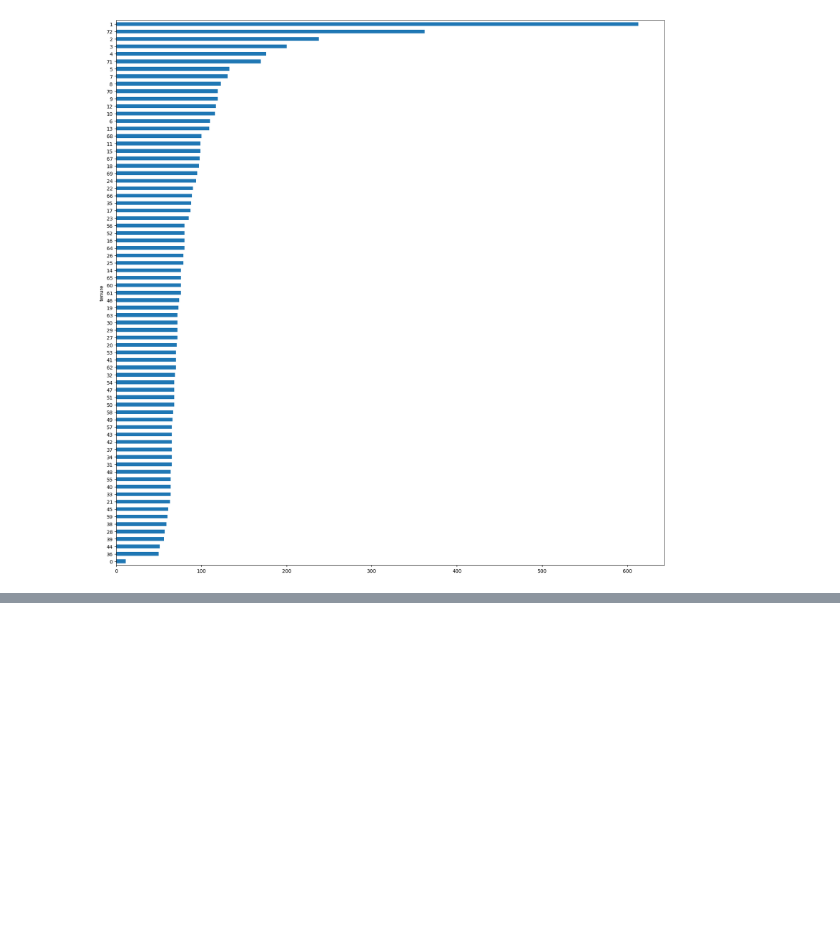
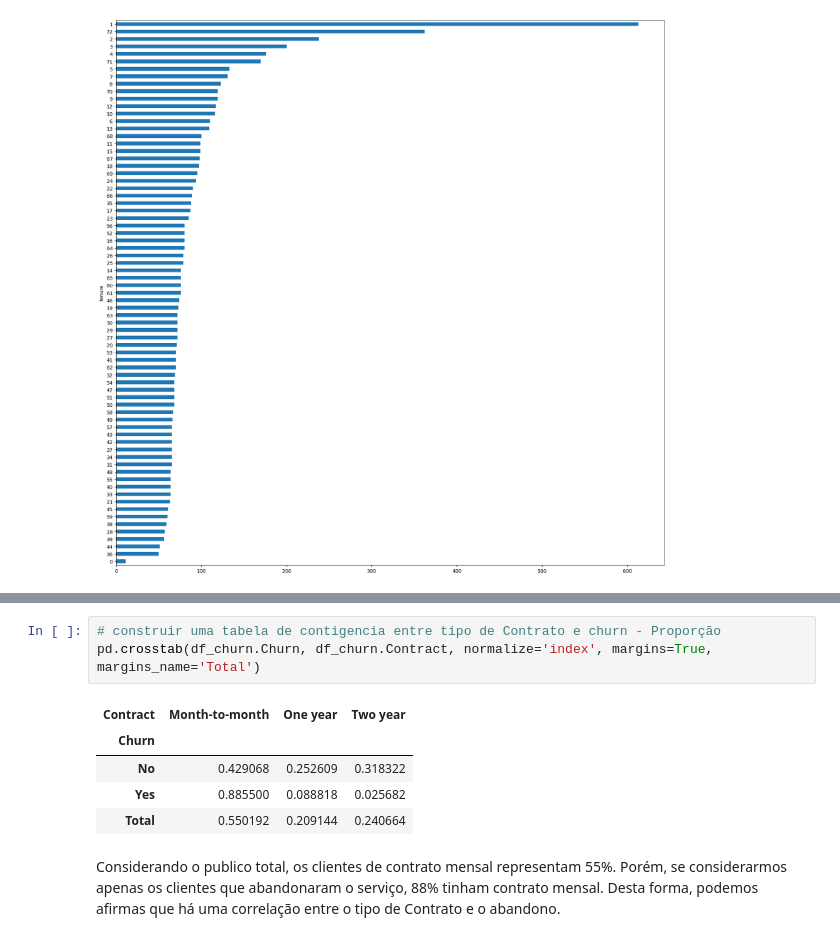
Before and after one commit to ThauanyAA/eda, a Jupyter notebook: eda_churn.ipynb, the cells around one changed output, grey strips where cells are left out. Saved outputs shown, nothing was run; the diff lists cells and outputs as text; blank space fills up the shorter version.

```diff
--- a/eda_churn.ipynb
+++ b/eda_churn.ipynb
@@ -746,0 +759,12 @@ df_churn.groupby(['tenure'])['tenure'].count().sort_values().plot.barh(figsize=(
+# %%
+# construir uma tabela de contigencia entre tipo de Contrato e churn - Proporção
+pd.crosstab(df_churn.Churn, df_churn.Contract, normalize='index', margins=True, margins_name='Total')
+# %% [output]
+| Contract | Month-to-month | One year | Two year |
+| Churn |  |  |  |
+| No | 0.429068 | 0.252609 | 0.318322 |
+| Yes | 0.885500 | 0.088818 | 0.025682 |
+| Total | 0.550192 | 0.209144 | 0.240664 |
+# %% [markdown]
+Considerando o publico total, os clientes de contrato mensal representam 55%. Porém, se considerarmos apenas os clientes que abandonaram o serviço, 88% tinham contrato mensal.
+Desta forma, podemos afirmas que há uma correlação entre o tipo de Contrato e o abandono.
```
Also changed, not shown: parts of 2 cells of this notebook.
